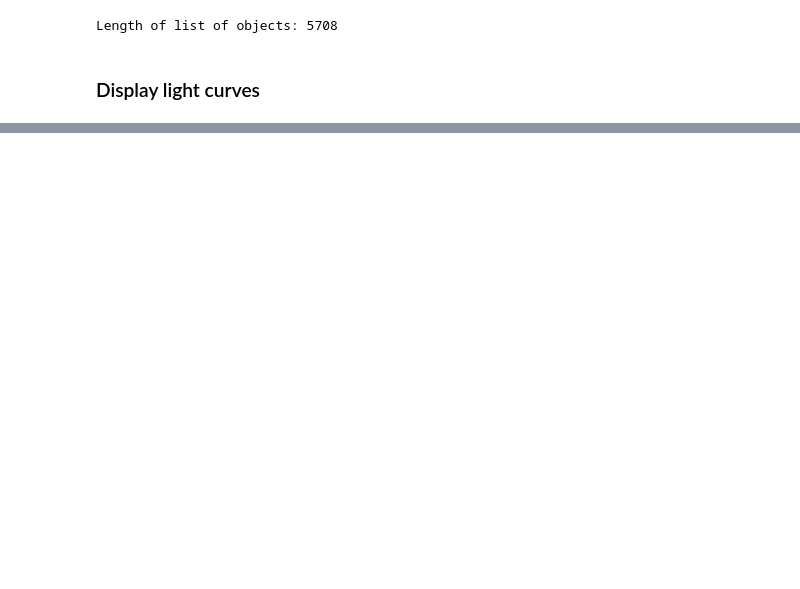
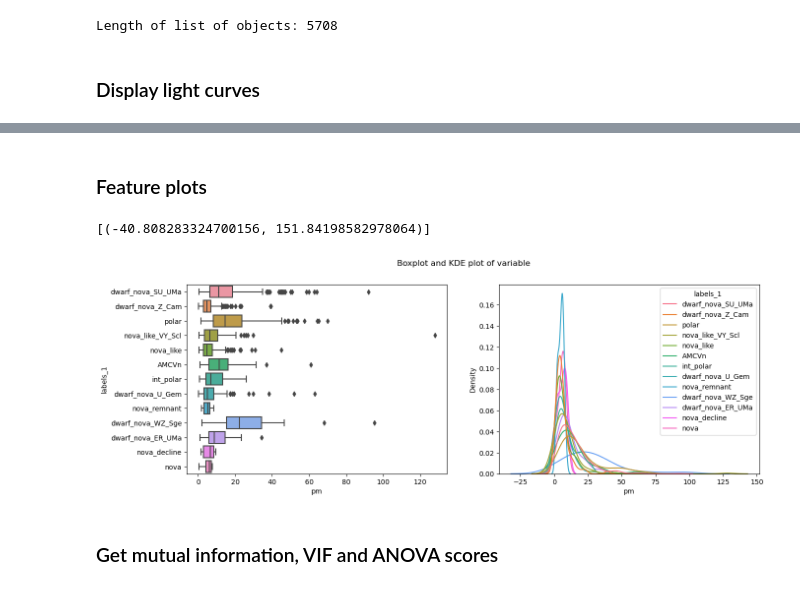
Before and after one commit to dharmesh1007/ZTF_code, a Jupyter notebook: source/3_feature_testing.ipynb, the cells around one changed output, grey strips where cells are left out. Cells and saved outputs as stored; diff of their text form; code cells hidden in the pictures; blank space fills up the shorter version.

```diff
--- a/source/3_feature_testing.ipynb
+++ b/source/3_feature_testing.ipynb
@@ -171,0 +202,20 @@ import numpy as np
+# %%
+# Make some more columns from gaia data
+from metadatafeatures import distance, absmag
+
+# Add distance column
+gaia_df['distance'] = distance(gaia_df['parallax'])
+# Add absolute g magnitude column
+gaia_df['absmag'] = absmag(gaia_df['phot_g_mean_mag'], gaia_df['distance'])
+# Add absolute bp magnitude column
+gaia_df['absmag_bp'] = absmag(gaia_df['phot_bp_mean_mag'], gaia_df['distance'])
+# Add absolute rp magnitude column
+gaia_df['absmag_rp'] = absmag(gaia_df['phot_rp_mean_mag'], gaia_df['distance'])
+
+# Save dataframe
+gaia_df.to_csv(f'../processed_data/gaia_df_test.csv', index=False)
+
+# Load dataframe
+gaia_df = pd.read_csv(f'../processed_data/gaia_df_test.csv')
+
+gaia_df
@@ -171,0 +236,26 @@ import numpy as np
+# %% [markdown]
+### Feature plots
+# %%
+import seaborn as sns
+from matplotlib import pyplot as plt
+dataframe = gaia_df
+name = 'pm'
+limits = None
+labels = 'labels_1'
+
+droplist = ['Eta_e_r','Freq3_harmonics_rel_phase_3_r','Freq3_harmonics_rel_phase_1_g','Freq1_harmonics_rel_phase_2_r',
+            'Freq1_harmonics_rel_phase_3_r','Freq2_harmonics_rel_phase_2_g','Freq3_harmonics_rel_phase_2_r',]
+
+fig, axes = plt.subplots(1, 2, figsize=(15, 5), sharey=False)
+fig.suptitle('Boxplot and KDE plot of variable')
+
+sns.boxplot(ax=axes[0], data=dataframe, x=name, y=labels)
+# sns.stripplot(ax=axes[0], data=dataset, x=name, y='labels_1', color='grey', alpha=0.5)
+axes[0].set(xlim=limits)
+sns.kdeplot(ax=axes[1], x=name, data=dataframe, hue=labels, common_norm=False)
+axes[1].set(xlim=limits)
+# %% [output]
+[(-40.808283324700156, 151.84198582978064)]
+[figure, added]
+# %% [markdown]
+### Get mutual information, VIF and ANOVA scores
```
Also changed, not shown: parts of 17 cells of this notebook, 7 other files.
